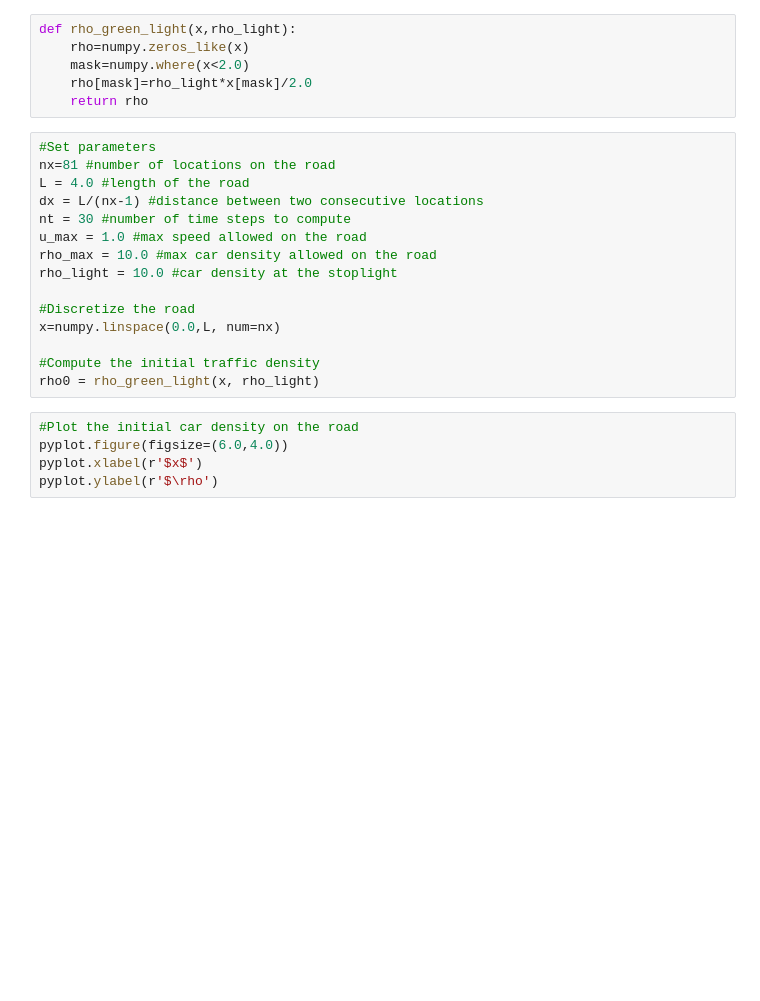
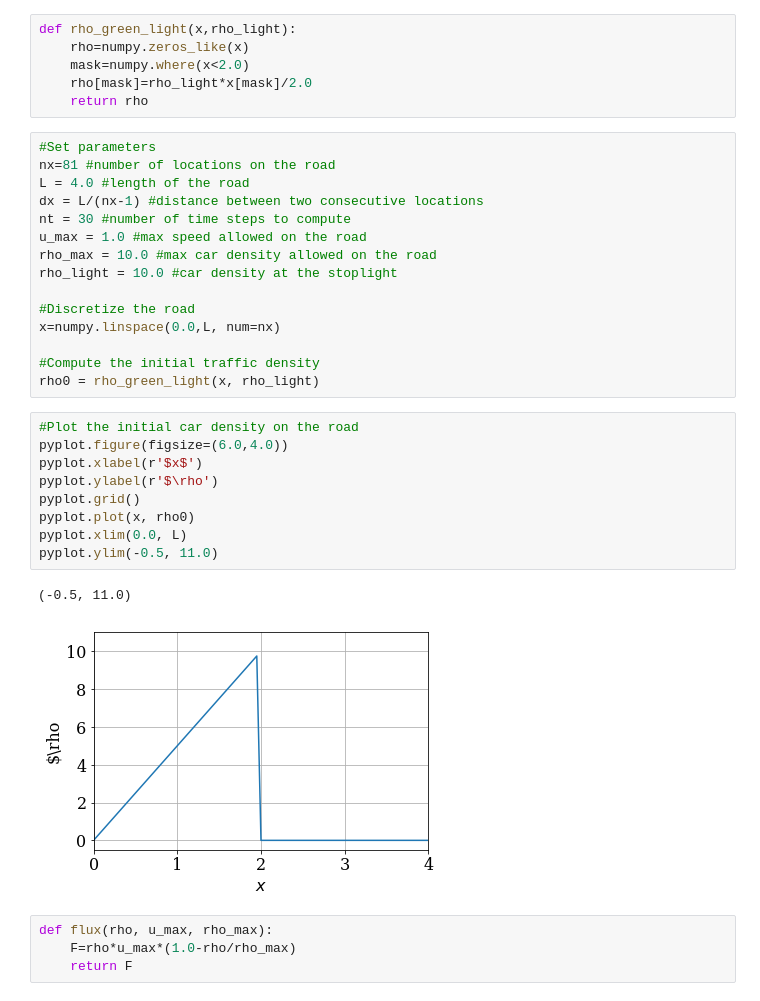
Before and after one commit to ryan28973630/MAE6286, a Jupyter notebook: Seventh Class (20181016) Module 3, Lesson 1.ipynb, the cells around one changed output. Drawn from its saved outputs; the diff is of its cells as text; blank space fills up the shorter version.

```diff
--- a/Seventh Class (20181016) Module 3, Lesson 1.ipynb
+++ b/Seventh Class (20181016) Module 3, Lesson 1.ipynb
@@ -30,5 +35,16 @@ rho0 = rho_green_light(x, rho_light)
 # %%
 #Plot the initial car density on the road
 pyplot.figure(figsize=(6.0,4.0))
 pyplot.xlabel(r'$x$')
 pyplot.ylabel(r'$\rho')
+pyplot.grid()
+pyplot.plot(x, rho0)
+pyplot.xlim(0.0, L)
+pyplot.ylim(-0.5, 11.0)
+# %% [output]
+(-0.5, 11.0)
+[figure, added]
+# %%
+def flux(rho, u_max, rho_max):
+    F=rho*u_max*(1.0-rho/rho_max)
+    return F
```
Also changed, not shown: parts of 11 cells of this notebook.
